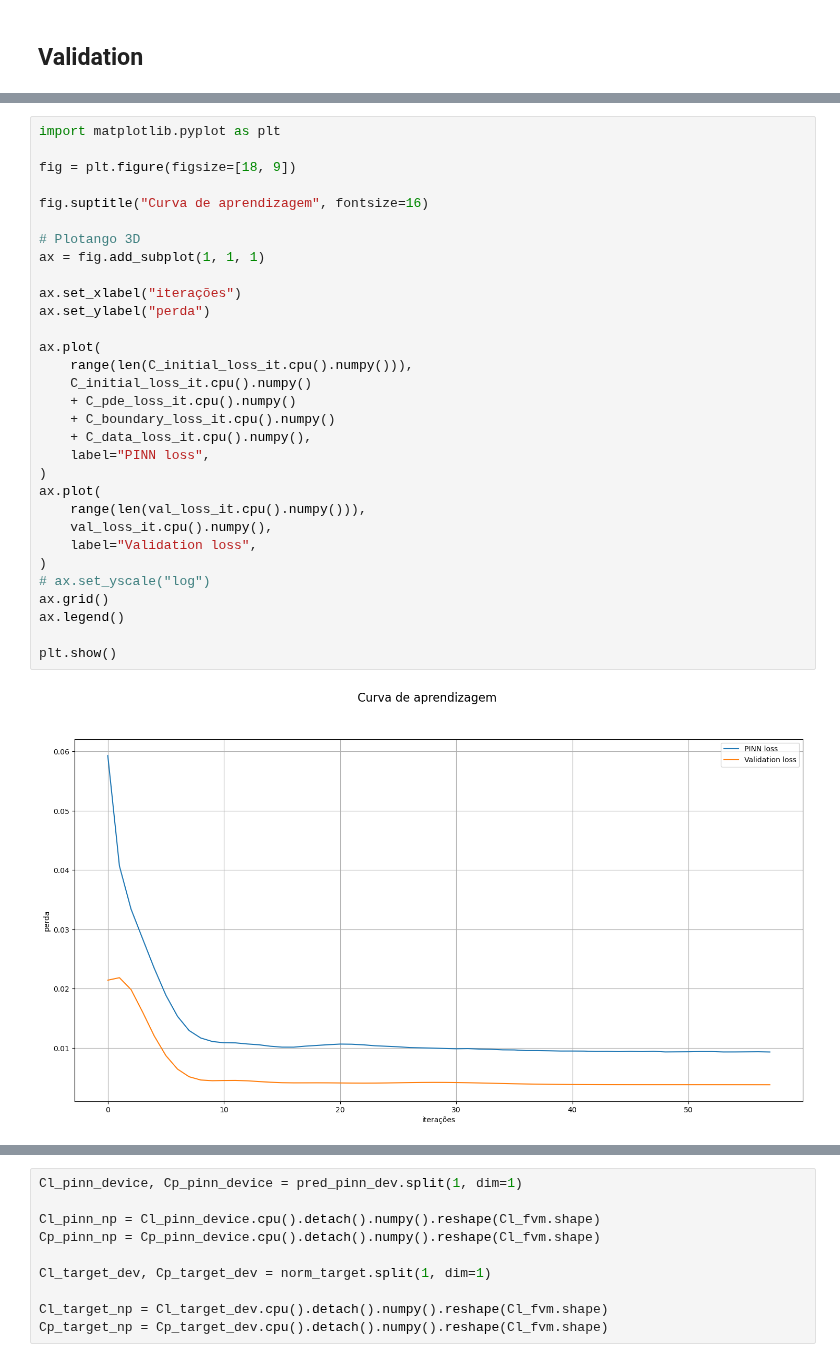
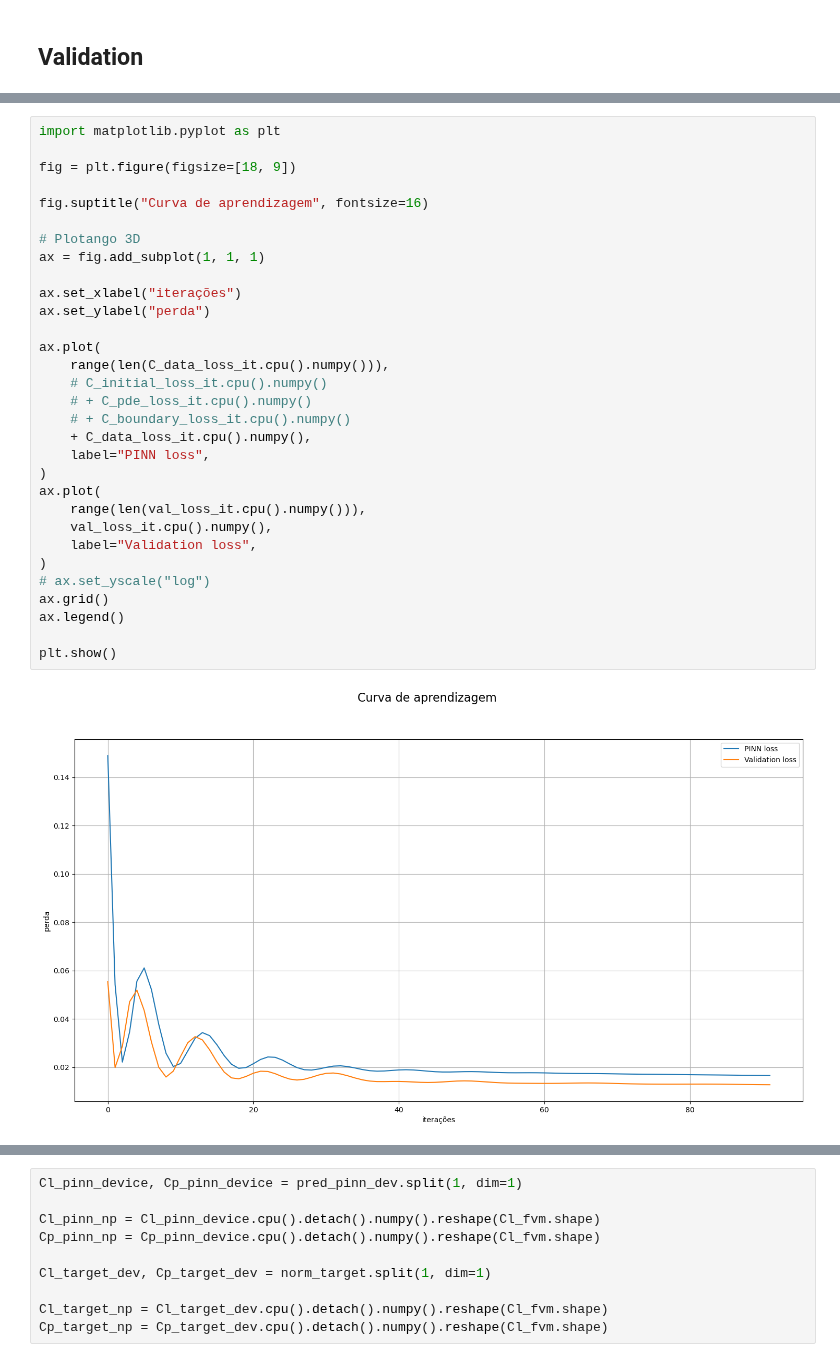
Before and after one commit to Esterci/2D_imune_edema_pinn, a Jupyter notebook: 1D/edp_t_x/pinn_model.ipynb, the cells around one changed output, grey strips where cells are left out. Drawn from its saved outputs; the diff is of its cells as text.

```diff
--- a/1D/edp_t_x/pinn_model.ipynb
+++ b/1D/edp_t_x/pinn_model.ipynb
@@ -1153,36 +1216,36 @@ plt.show()
 # %%
 import matplotlib.pyplot as plt
 
 fig = plt.figure(figsize=[18, 9])
 
 fig.suptitle("Curva de aprendizagem", fontsize=16)
 
 # Plotango 3D
 ax = fig.add_subplot(1, 1, 1)
 
 ax.set_xlabel("iterações")
 ax.set_ylabel("perda")
 
 ax.plot(
-    range(len(C_initial_loss_it.cpu().numpy())),
-    C_initial_loss_it.cpu().numpy()
-    + C_pde_loss_it.cpu().numpy()
-    + C_boundary_loss_it.cpu().numpy()
+    range(len(C_data_loss_it.cpu().numpy())),
+    # C_initial_loss_it.cpu().numpy()
+    # + C_pde_loss_it.cpu().numpy()
+    # + C_boundary_loss_it.cpu().numpy()
     + C_data_loss_it.cpu().numpy(),
     label="PINN loss",
 )
 ax.plot(
     range(len(val_loss_it.cpu().numpy())),
     val_loss_it.cpu().numpy(),
     label="Validation loss",
 )
 # ax.set_yscale("log")
 ax.grid()
 ax.legend()
 
 plt.show()
 # %% [output]
-[figure, old version]
+[figure, new version]
 # %%
 t_scaler = Scaler()
 x_scaler = Scaler()
```
Also changed, not shown: parts of 15 cells of this notebook, 3 other files.
